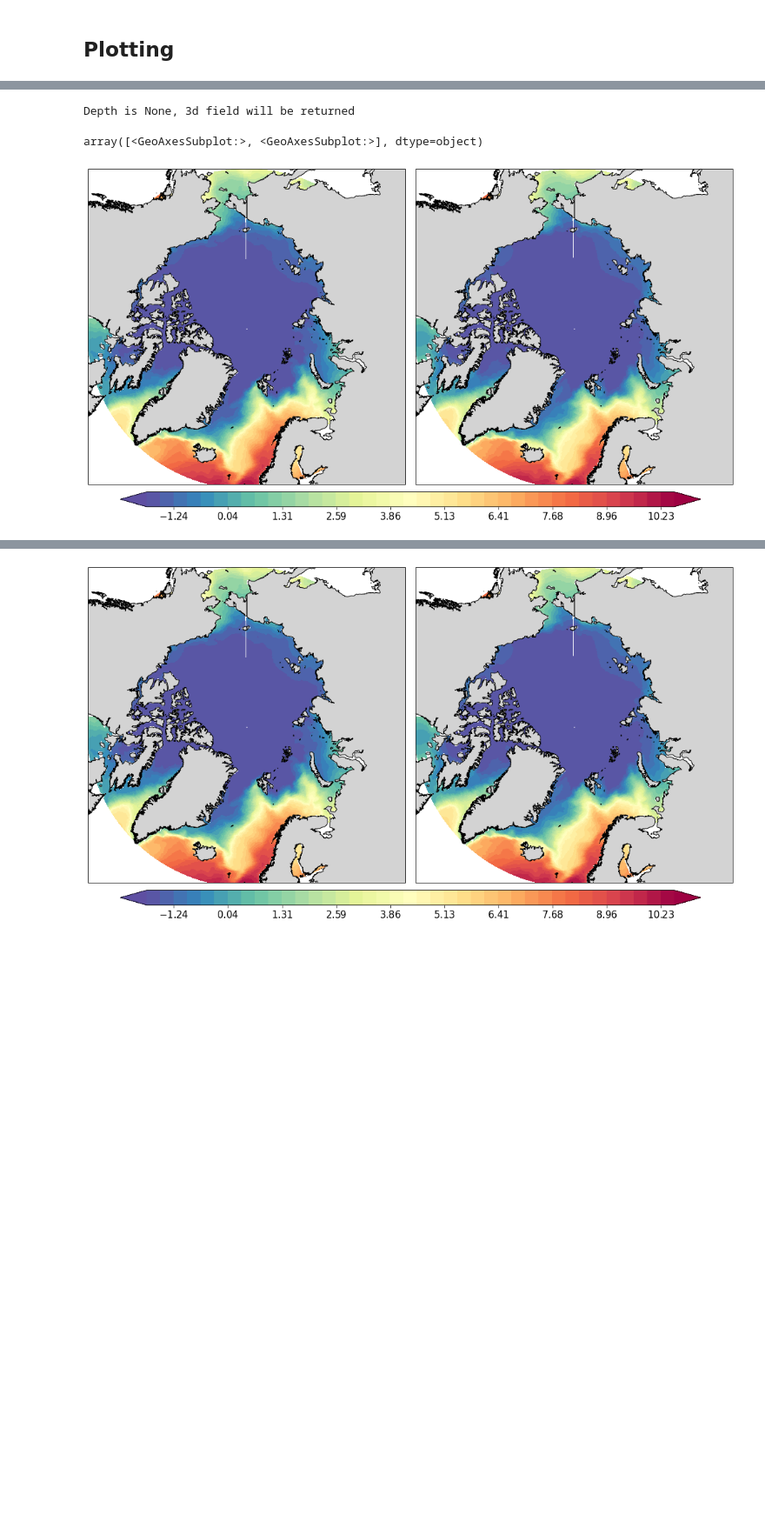
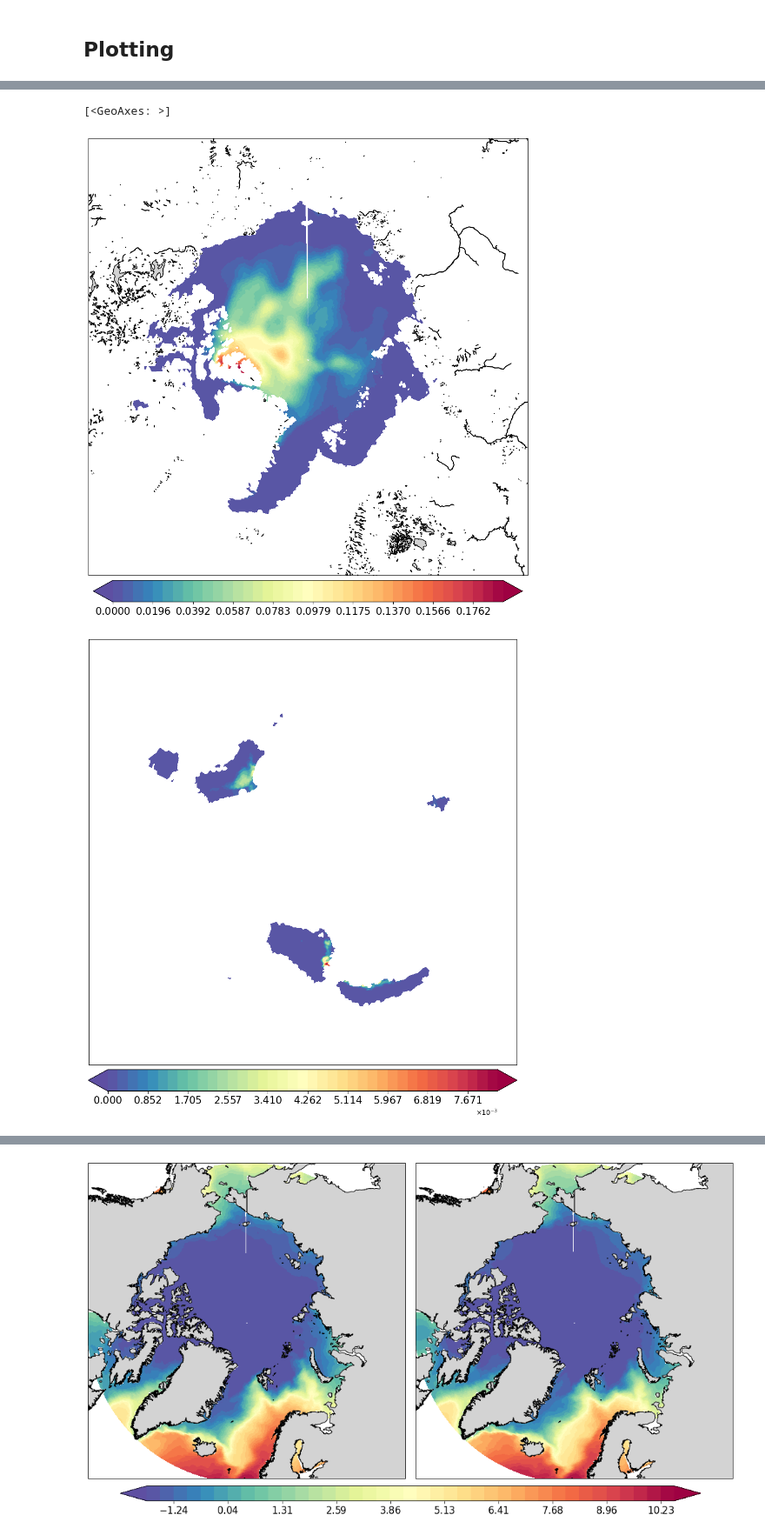
Before and after one commit to FESOM/pyfesom2, a Jupyter notebook: notebooks/pyfesom2_overview.ipynb, the cells around one changed output, grey strips where cells are left out. Shown at 87% size. Drawn from its saved outputs; the diff is of its cells as text; code cells hidden in the pictures; blank space fills up the shorter version.

```diff
--- a/notebooks/pyfesom2_overview.ipynb
+++ b/notebooks/pyfesom2_overview.ipynb
@@ -143,2 +99,0 @@ data.shape
-# %%
-data = pf.get_data(datapath, "temp", range(1950,1952), mesh)
@@ -151,2 +99,0 @@ data.shape
-# %%
-data = pf.get_data(datapath, "temp", [1950, 1951, 1952], mesh, how=None)
@@ -159,2 +99,0 @@ data.shape
-# %%
-data = pf.get_data(datapath, "temp", range(1950,1952), mesh, how=None, compute=False)
@@ -191,8 +99,0 @@ C
-# %%
-data = pf.get_data(datapath,
-                   "temp",
-                   range(1950,1952),
-                   mesh,
-                   how='ori',
-                   compute=False,
-                  chunks={'nod2':10000, 'nz1':5})
@@ -243,19 +141,8 @@ pf.plot(mesh, data_mean[:,0].values, mapproj='np', box=[-180, 180, 60, 90])
-# %%
-data2_mean = pf.get_data(datapath,
-                   "temp",
-                   range(1952,1954),
-                   mesh,
-                   how='mean',
-                   compute=True)
-# %% [output]
-Depth is None, 3d field will be returned
 # %%
-pf.plot(mesh,
-        [data_mean[:,0].values, data2_mean[:,0]] ,
-        mapproj='np',
-        box=[-180, 180, 60, 90],
-       rowscol=[1,2],
-       figsize=(14,8))
+
+pf.plot(mesh, data[8].values, mapproj='np', box=[-180, 180, 60, 90])
+pf.plot(mesh, data[2].values, mapproj='sp', box=[-180, 180, -90, -60])
 # %% [output]
-array([<GeoAxesSubplot:>, <GeoAxesSubplot:>], dtype=object)
+[<GeoAxes: >]
-[figure, old version]
+[figure, new version]
+[figure, added]
```
Also changed, not shown: parts of 23 cells of this notebook, 2 other files.
